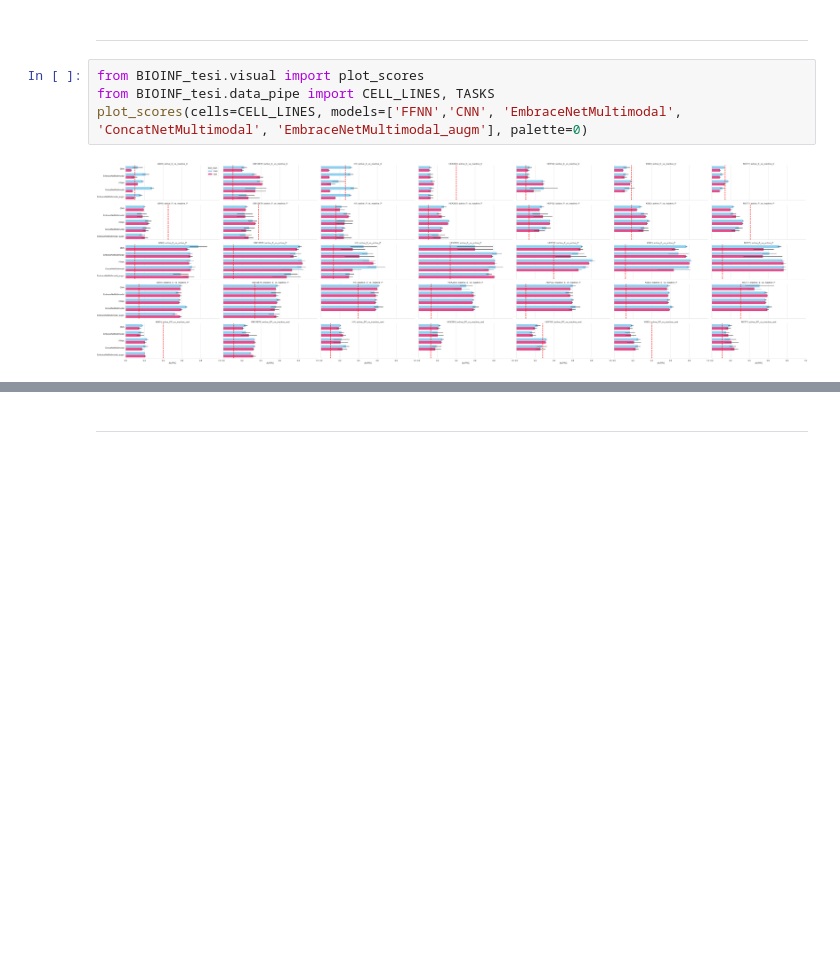
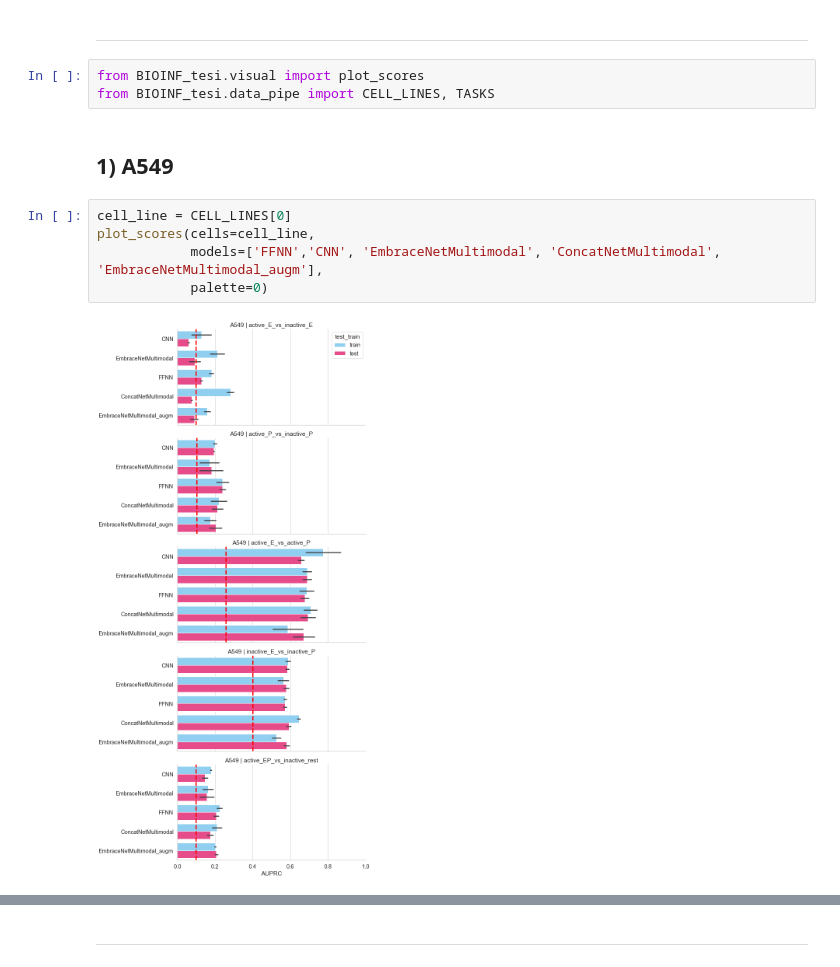
Before and after one commit to nikiiny/Prediction-of-Active-and-Inactive-Regulatory-Regions-with-Embracenet-Multimodal-Neural-Network-, a Jupyter notebook: Results_Visualisation.ipynb, the cells around one changed output, grey strips where cells are left out. Cells and saved outputs as stored; diff of their text form; blank space fills up the shorter version.

```diff
--- a/Results_Visualisation.ipynb
+++ b/Results_Visualisation.ipynb
@@ -114,6 +114,12 @@ EmbraceNetMultimodal_augm
 # %%
 from BIOINF_tesi.visual import plot_scores
 from BIOINF_tesi.data_pipe import CELL_LINES, TASKS
-plot_scores(cells=CELL_LINES, models=['FFNN','CNN', 'EmbraceNetMultimodal', 'ConcatNetMultimodal', 'EmbraceNetMultimodal_augm'], palette=0)
-# %% [output]
-[figure, removed]
+# %% [markdown]
+## 1) A549
+# %%
+cell_line = CELL_LINES[0]
+plot_scores(cells=cell_line,
+            models=['FFNN','CNN', 'EmbraceNetMultimodal', 'ConcatNetMultimodal', 'EmbraceNetMultimodal_augm'],
+            palette=0)
+# %% [output]
+[figure, added]
```
Also changed, not shown: parts of 47 cells of this notebook, 17 other files.
